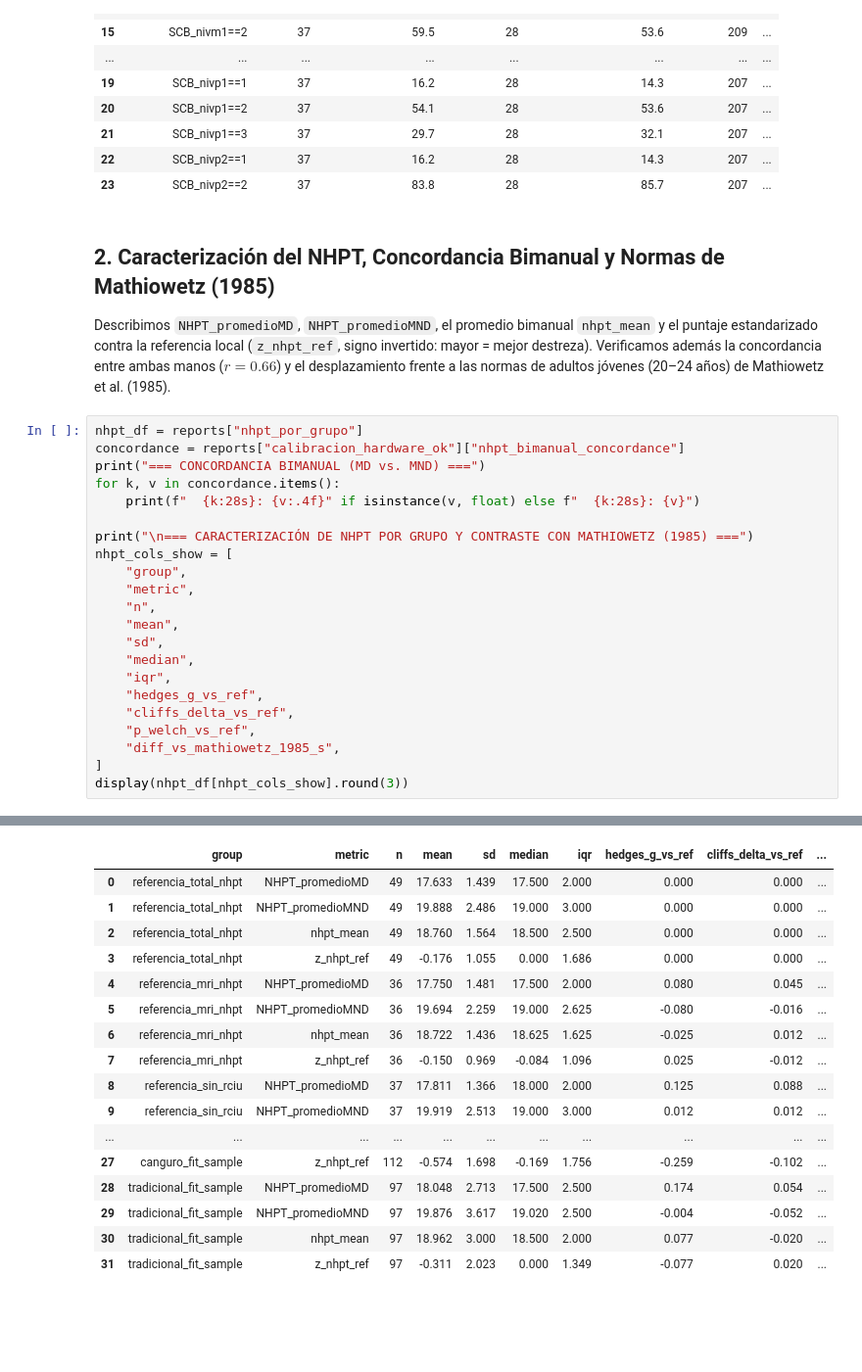
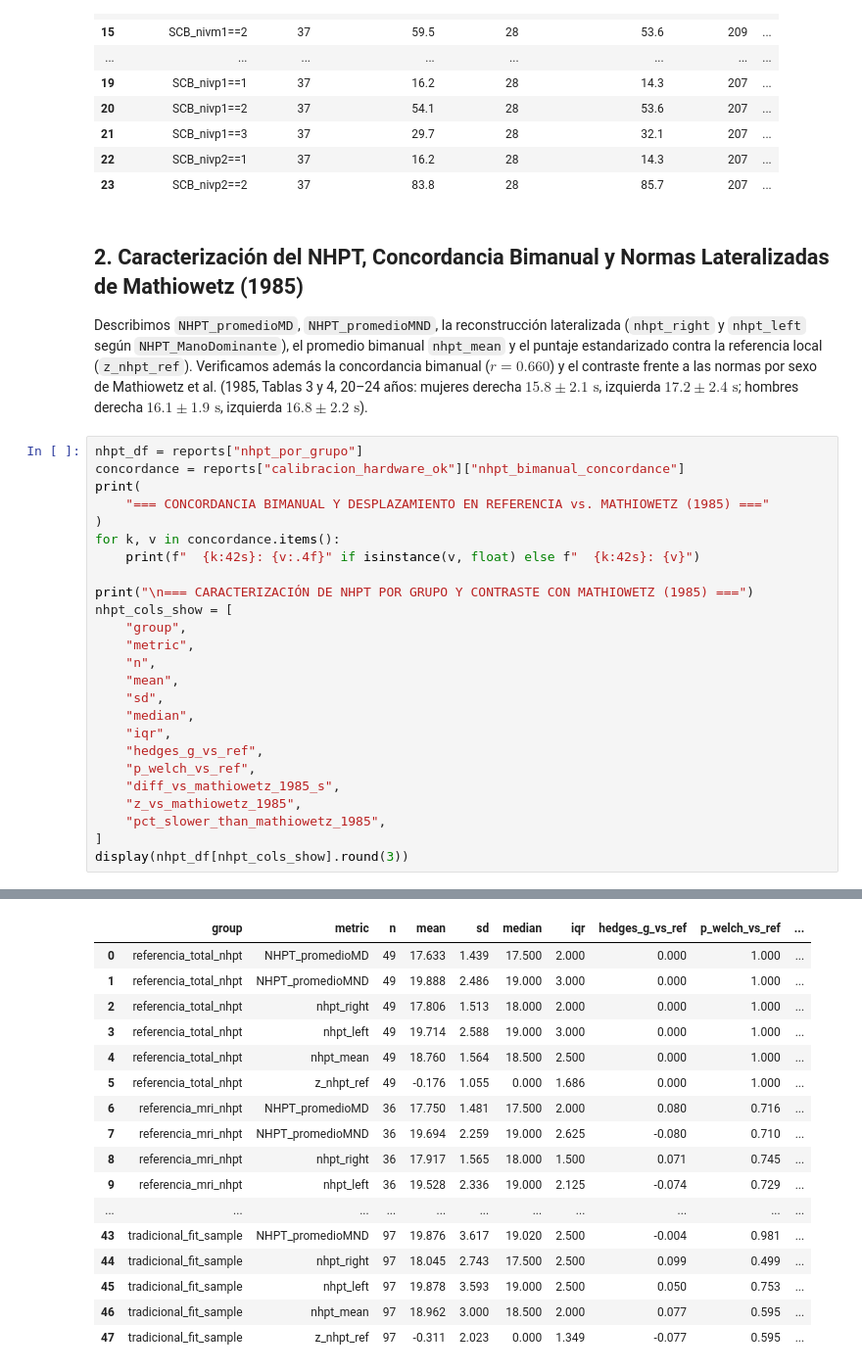
Before and after one commit to MAIA-FinalProject/ProyectoFinal-FundacionCanguro, a Jupyter notebook: notebooks/03_grupos_estructuras_hardware_ok.ipynb, the cells around one changed output, grey strips where cells are left out. Shown at 98% size. Drawn from its saved outputs; the diff is of its cells as text; blank space fills up the shorter version.

```diff
--- a/notebooks/03_grupos_estructuras_hardware_ok.ipynb
+++ b/notebooks/03_grupos_estructuras_hardware_ok.ipynb
@@ -98,15 +99,17 @@ display(tabla1.loc[tabla1["kind"] == "categorical_pct", cat_cols].round(1))
 | 22 | SCB_nivp2==1 | 37 | 16.2 | 28 | 14.3 | 207 | ... |
 | 23 | SCB_nivp2==2 | 37 | 83.8 | 28 | 85.7 | 207 | ... |
 # %% [markdown]
-## 2. Caracterización del NHPT, Concordancia Bimanual y Normas de Mathiowetz (1985)
+## 2. Caracterización del NHPT, Concordancia Bimanual y Normas Lateralizadas de Mathiowetz (1985)
 
-Describimos `NHPT_promedioMD`, `NHPT_promedioMND`, el promedio bimanual `nhpt_mean` y el puntaje estandarizado contra la referencia local (`z_nhpt_ref`, signo invertido: mayor = mejor destreza). Verificamos además la concordancia entre ambas manos ($r = 0.66$) y el desplazamiento frente a las normas de adultos jóvenes (20–24 años) de Mathiowetz et al. (1985).
+Describimos `NHPT_promedioMD`, `NHPT_promedioMND`, la reconstrucción lateralizada (`nhpt_right` y `nhpt_left` según `NHPT_ManoDominante`), el promedio bimanual `nhpt_mean` y el puntaje estandarizado contra la referencia local (`z_nhpt_ref`). Verificamos además la concordancia bimanual ($r = 0.660$) y el contraste frente a las normas por sexo de Mathiowetz et al. (1985, Tablas 3 y 4, 20–24 años: mujeres derecha $15.8 \pm 2.1\text{ s}$, izquierda $17.2 \pm 2.4\text{ s}$; hombres derecha $16.1 \pm 1.9\text{ s}$, izquierda $16.8 \pm 2.2\text{ s}$).
 # %%
 nhpt_df = reports["nhpt_por_grupo"]
 concordance = reports["calibracion_hardware_ok"]["nhpt_bimanual_concordance"]
-print("=== CONCORDANCIA BIMANUAL (MD vs. MND) ===")
+print(
+    "=== CONCORDANCIA BIMANUAL Y DESPLAZAMIENTO EN REFERENCIA vs. MATHIOWETZ (1985) ==="
+)
 for k, v in concordance.items():
-    print(f"  {k:28s}: {v:.4f}" if isinstance(v, float) else f"  {k:28s}: {v}")
+    print(f"  {k:42s}: {v:.4f}" if isinstance(v, float) else f"  {k:42s}: {v}")
 
 print("\n=== CARACTERIZACIÓN DE NHPT POR GRUPO Y CONTRASTE CON MATHIOWETZ (1985) ===")
 nhpt_cols_show = [
@@ -118,9 +121,10 @@ nhpt_cols_show = [
     "median",
     "iqr",
     "hedges_g_vs_ref",
-    "cliffs_delta_vs_ref",
     "p_welch_vs_ref",
     "diff_vs_mathiowetz_1985_s",
+    "z_vs_mathiowetz_1985",
+    "pct_slower_than_mathiowetz_1985",
 ]
 display(nhpt_df[nhpt_cols_show].round(3))
 # %% [output]
@@ -135,22 +146,22 @@ display(nhpt_df[nhpt_cols_show].round(3))
 
 === CARACTERIZACIÓN DE NHPT POR GRUPO Y CONTRASTE CON MATHIOWETZ (1985) ===
-|  | group | metric | n | mean | sd | median | iqr | hedges_g_vs_ref | cliffs_delta_vs_ref | ... |
-| 0 | referencia_total_nhpt | NHPT_promedioMD | 49 | 17.633 | 1.439 | 17.500 | 2.000 | 0.000 | 0.000 | ... |
-| 1 | referencia_total_nhpt | NHPT_promedioMND | 49 | 19.888 | 2.486 | 19.000 | 3.000 | 0.000 | 0.000 | ... |
-| 2 | referencia_total_nhpt | nhpt_mean | 49 | 18.760 | 1.564 | 18.500 | 2.500 | 0.000 | 0.000 | ... |
-| 3 | referencia_total_nhpt | z_nhpt_ref | 49 | -0.176 | 1.055 | 0.000 | 1.686 | 0.000 | 0.000 | ... |
-| 4 | referencia_mri_nhpt | NHPT_promedioMD | 36 | 17.750 | 1.481 | 17.500 | 2.000 | 0.080 | 0.045 | ... |
-| 5 | referencia_mri_nhpt | NHPT_promedioMND | 36 | 19.694 | 2.259 | 19.000 | 2.625 | -0.080 | -0.016 | ... |
-| 6 | referencia_mri_nhpt | nhpt_mean | 36 | 18.722 | 1.436 | 18.625 | 1.625 | -0.025 | 0.012 | ... |
-| 7 | referencia_mri_nhpt | z_nhpt_ref | 36 | -0.150 | 0.969 | -0.084 | 1.096 | 0.025 | -0.012 | ... |
-| 8 | referencia_sin_rciu | NHPT_promedioMD | 37 | 17.811 | 1.366 | 18.000 | 2.000 | 0.125 | 0.088 | ... |
-| 9 | referencia_sin_rciu | NHPT_promedioMND | 37 | 19.919 | 2.513 | 19.000 | 3.000 | 0.012 | 0.012 | ... |
+|  | group | metric | n | mean | sd | median | iqr | hedges_g_vs_ref | p_welch_vs_ref | ... |
+| 0 | referencia_total_nhpt | NHPT_promedioMD | 49 | 17.633 | 1.439 | 17.500 | 2.000 | 0.000 | 1.000 | ... |
+| 1 | referencia_total_nhpt | NHPT_promedioMND | 49 | 19.888 | 2.486 | 19.000 | 3.000 | 0.000 | 1.000 | ... |
+| 2 | referencia_total_nhpt | nhpt_right | 49 | 17.806 | 1.513 | 18.000 | 2.000 | 0.000 | 1.000 | ... |
+| 3 | referencia_total_nhpt | nhpt_left | 49 | 19.714 | 2.588 | 19.000 | 3.000 | 0.000 | 1.000 | ... |
+| 4 | referencia_total_nhpt | nhpt_mean | 49 | 18.760 | 1.564 | 18.500 | 2.500 | 0.000 | 1.000 | ... |
+| 5 | referencia_total_nhpt | z_nhpt_ref | 49 | -0.176 | 1.055 | 0.000 | 1.686 | 0.000 | 1.000 | ... |
+| 6 | referencia_mri_nhpt | NHPT_promedioMD | 36 | 17.750 | 1.481 | 17.500 | 2.000 | 0.080 | 0.716 | ... |
+| 7 | referencia_mri_nhpt | NHPT_promedioMND | 36 | 19.694 | 2.259 | 19.000 | 2.625 | -0.080 | 0.710 | ... |
+| 8 | referencia_mri_nhpt | nhpt_right | 36 | 17.917 | 1.565 | 18.000 | 1.500 | 0.071 | 0.745 | ... |
+| 9 | referencia_mri_nhpt | nhpt_left | 36 | 19.528 | 2.336 | 19.000 | 2.125 | -0.074 | 0.729 | ... |
 | ... | ... | ... | ... | ... | ... | ... | ... | ... | ... | ... |
-| 27 | canguro_fit_sample | z_nhpt_ref | 112 | -0.574 | 1.698 | -0.169 | 1.756 | -0.259 | -0.102 | ... |
-| 28 | tradicional_fit_sample | NHPT_promedioMD | 97 | 18.048 | 2.713 | 17.500 | 2.500 | 0.174 | 0.054 | ... |
-| 29 | tradicional_fit_sample | NHPT_promedioMND | 97 | 19.876 | 3.617 | 19.020 | 2.500 | -0.004 | -0.052 | ... |
-| 30 | tradicional_fit_sample | nhpt_mean | 97 | 18.962 | 3.000 | 18.500 | 2.000 | 0.077 | -0.020 | ... |
-| 31 | tradicional_fit_sample | z_nhpt_ref | 97 | -0.311 | 2.023 | 0.000 | 1.349 | -0.077 | 0.020 | ... |
+| 43 | tradicional_fit_sample | NHPT_promedioMND | 97 | 19.876 | 3.617 | 19.020 | 2.500 | -0.004 | 0.981 | ... |
+| 44 | tradicional_fit_sample | nhpt_right | 97 | 18.045 | 2.743 | 17.500 | 2.500 | 0.099 | 0.499 | ... |
+| 45 | tradicional_fit_sample | nhpt_left | 97 | 19.878 | 3.593 | 19.000 | 2.500 | 0.050 | 0.753 | ... |
+| 46 | tradicional_fit_sample | nhpt_mean | 97 | 18.962 | 3.000 | 18.500 | 2.000 | 0.077 | 0.595 | ... |
+| 47 | tradicional_fit_sample | z_nhpt_ref | 97 | -0.311 | 2.023 | 0.000 | 1.349 | -0.077 | 0.595 | ... |
 # %% [markdown]
 ## 3. Contraste Anatómico Término vs. Prematuros en Valores Absolutos (Paso 4.4 / DEC-016 / DEC-030)
 
```
Also changed, not shown: parts of 6 cells of this notebook, 8 other files.
